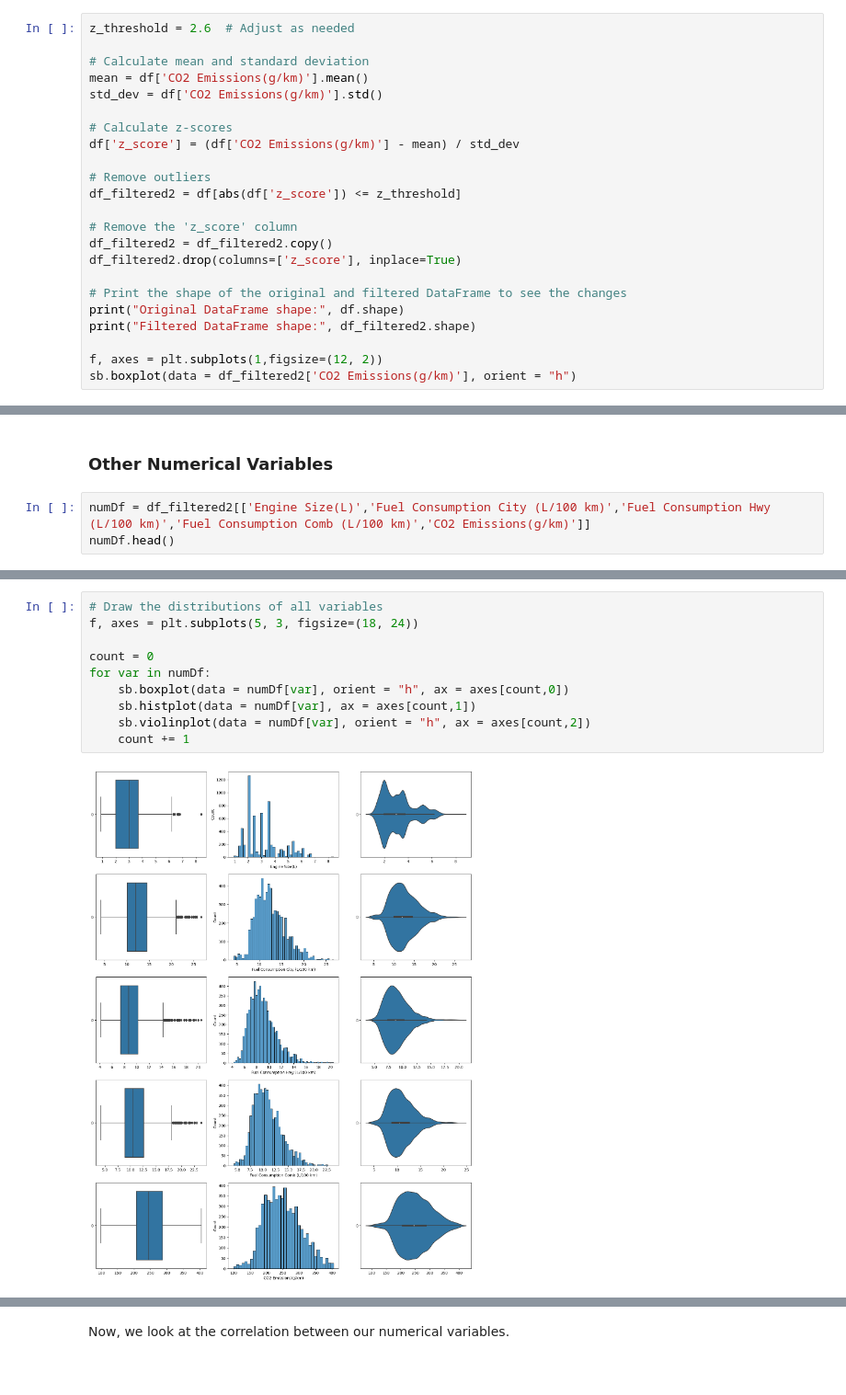
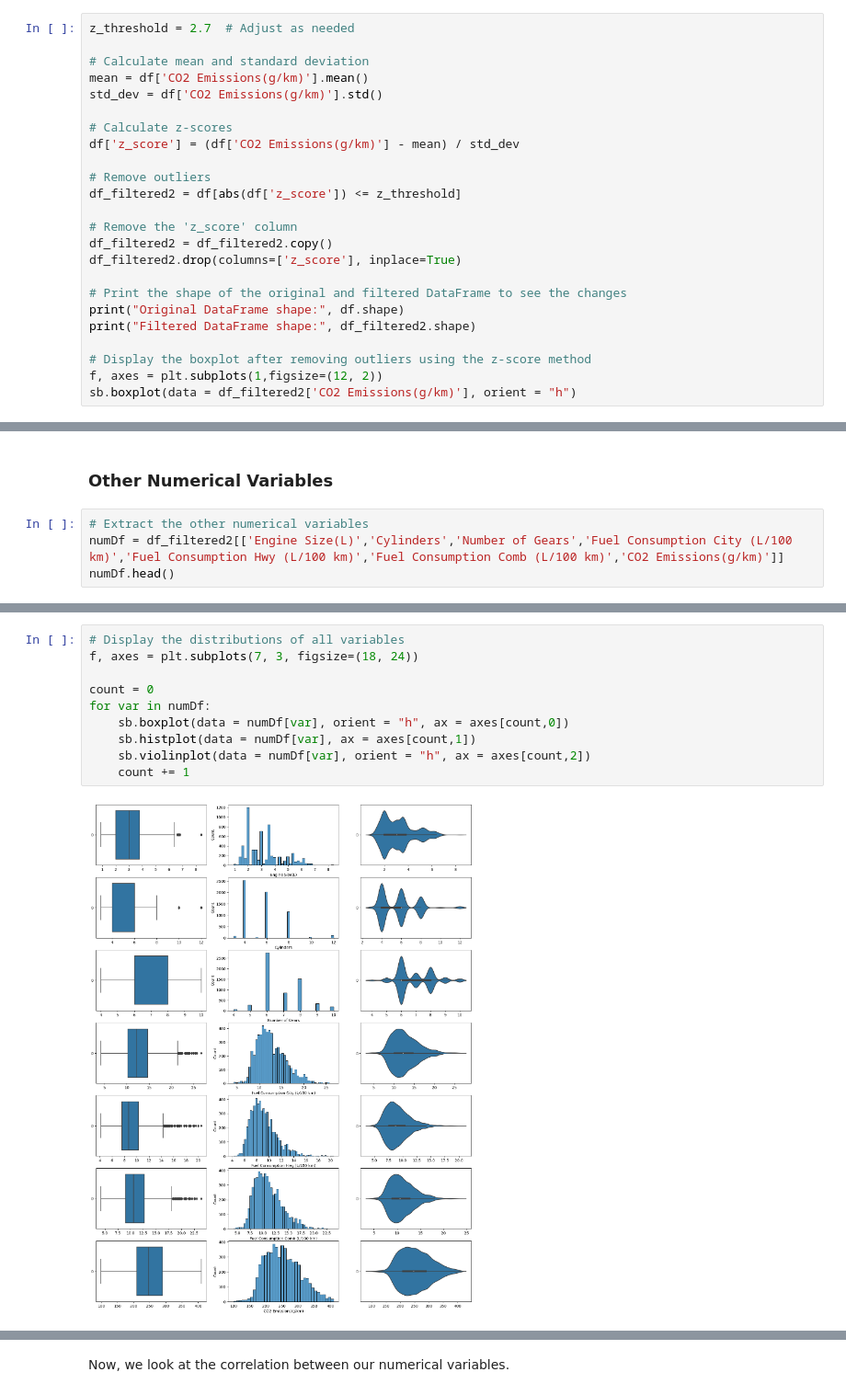
Before and after one commit to imaracoonwelp/SC1015-Project, a Jupyter notebook: Exploratory Data Analysis.ipynb, the cells around one changed output, grey strips where cells are left out. Shown at 92% size. Saved outputs shown, nothing was run; the diff lists cells and outputs as text.

```diff
--- a/Exploratory Data Analysis.ipynb
+++ b/Exploratory Data Analysis.ipynb
@@ -142,7 +150,7 @@ sb.boxplot(data = df_filtered["CO2 Emissions(g/km)"], orient = "h")
 # %% [markdown]
 There are still outliers even after removing values based on the interquartile range (IQR) method. Hence, we will explore another method using z-score. Z-score indicates how many standard deviations a data point is from the mean.
 # %%
-z_threshold = 2.6  # Adjust as needed
+z_threshold = 2.7  # Adjust as needed
 
 # Calculate mean and standard deviation
 mean = df['CO2 Emissions(g/km)'].mean()
@@ -162,6 +170,7 @@ df_filtered2.drop(columns=['z_score'], inplace=True)
 print("Original DataFrame shape:", df.shape)
 print("Filtered DataFrame shape:", df_filtered2.shape)
 
+# Display the boxplot after removing outliers using the z-score method
 f, axes = plt.subplots(1,figsize=(12, 2))
 sb.boxplot(data = df_filtered2['CO2 Emissions(g/km)'], orient = "h")
 # %% [output]
@@ -172,6 +181,7 @@ Filtered DataFrame shape: (6197, 12)
 # %% [markdown]
 ### Other Numerical Variables
 # %%
-numDf = df_filtered2[['Engine Size(L)','Fuel Consumption City (L/100 km)','Fuel Consumption Hwy (L/100 km)','Fuel Consumption Comb (L/100 km)','CO2 Emissions(g/km)']]
+# Extract the other numerical variables
+numDf = df_filtered2[['Engine Size(L)','Cylinders','Number of Gears','Fuel Consumption City (L/100 km)','Fuel Consumption Hwy (L/100 km)','Fuel Consumption Comb (L/100 km)','CO2 Emissions(g/km)']]
 numDf.head()
 # %% [output]
@@ -198,15 +208,15 @@ numDf.describe()
 # %%
-# Draw the distributions of all variables
-f, axes = plt.subplots(5, 3, figsize=(18, 24))
+# Display the distributions of all variables
+f, axes = plt.subplots(7, 3, figsize=(18, 24))
 
 count = 0
 for var in numDf:
     sb.boxplot(data = numDf[var], orient = "h", ax = axes[count,0])
     sb.histplot(data = numDf[var], ax = axes[count,1])
     sb.violinplot(data = numDf[var], orient = "h", ax = axes[count,2])
     count += 1
 # %% [output]
-[figure, old version]
+[figure, new version]
 # %%
 skewness = numDf.skew()
 print("Skewness for each variable:")
```
Also changed, not shown: parts of 36 cells of this notebook, 5 other files.
